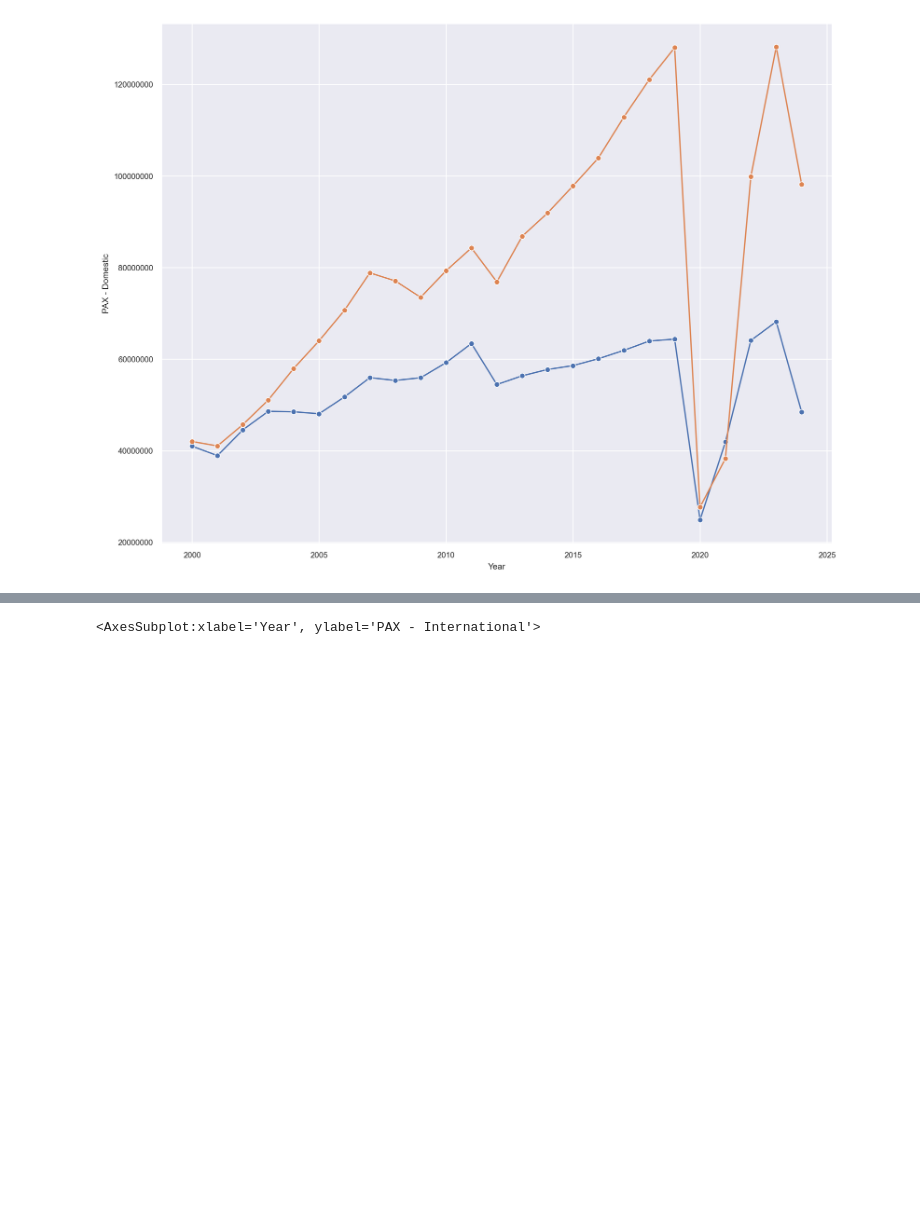
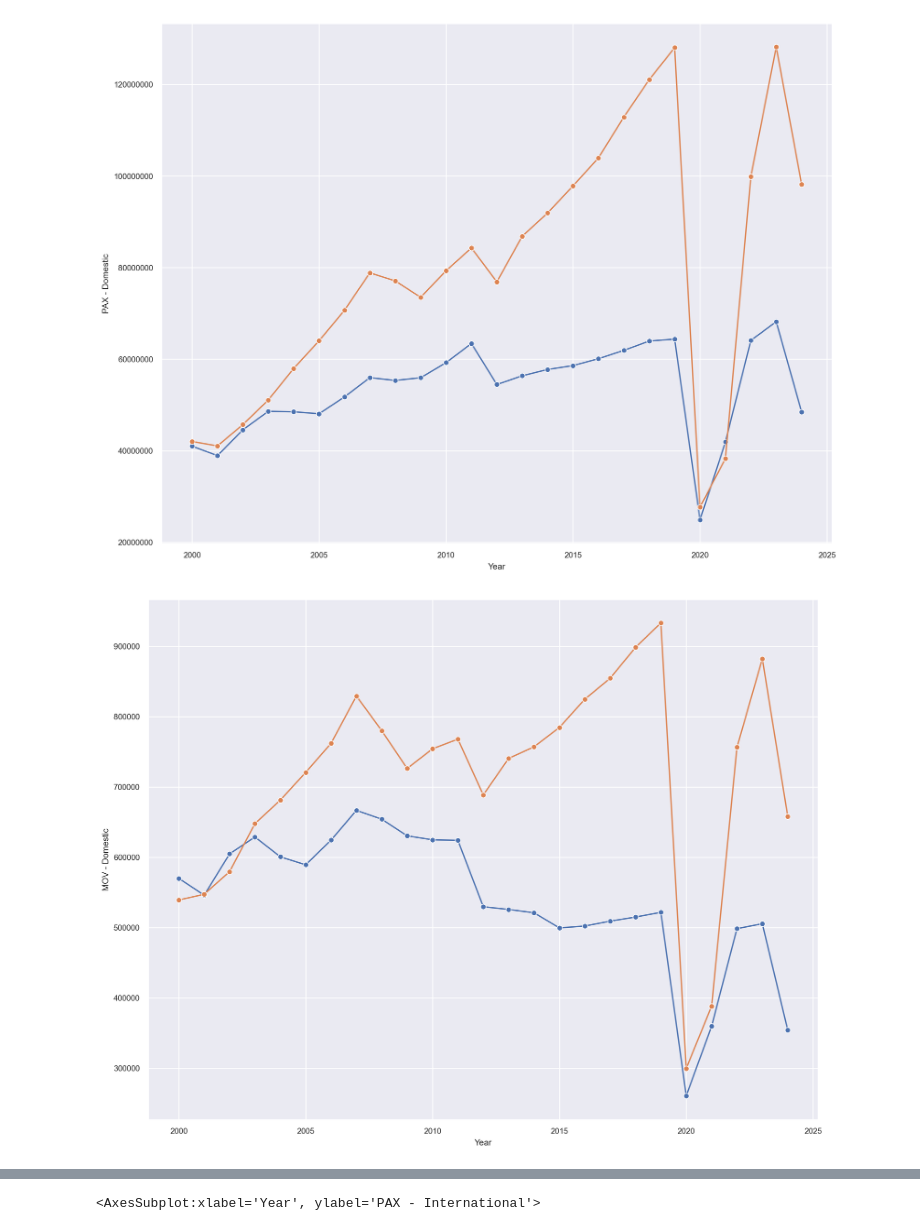
Before and after one commit to fedfioravanti/Italian_Airports, a Jupyter notebook: ItalyAirports_02_EDA.ipynb, the cells around one changed output, grey strips where cells are left out. Drawn from its saved outputs; the diff is of its cells as text; code cells hidden in the pictures; blank space fills up the shorter version.

```diff
--- a/ItalyAirports_02_EDA.ipynb
+++ b/ItalyAirports_02_EDA.ipynb
@@ -170,8 +170,18 @@ ax.set_ylabel('Frequency', fontsize=14)
 plt.show()
 # %%
 # df['Year'] = df['Date'].dt.month
+
+# define subsets for passengers
 pax_dom_year = df.groupby('Year')['PAX - Domestic'].sum().reset_index()
 pax_int_year = df.groupby('Year')['PAX - International'].sum().reset_index()
+
+# define subsets for aircraft movements
+mov_dom_year = df.groupby('Year')['MOV - Domestic'].sum().reset_index()
+mov_int_year = df.groupby('Year')['MOV - International'].sum().reset_index()
+
+# define subsets for freight
+fre_avio_year = df.groupby('Year')['FRE - Goods Avio'].sum().reset_index()
+fre_mail_year = df.groupby('Year')['FRE - Mail'].sum().reset_index()
 # %%
 # plot the passengers time series
 fig, ax = plt.subplots(figsize = (12,10))
@@ -184,3 +194,15 @@ sns.lineplot(x='Year', y='PAX - International', data=pax_int_year, marker='o')
 plt.show()
 # %% [output]
 [figure]
+# %%
+# plot the movements time series
+fig, ax = plt.subplots(figsize = (12,10))
+
+plt.xticks(rotation = 0)
+plt.ticklabel_format(style='plain', axis='y')
+sns.lineplot(x='Year', y='MOV - Domestic', data=mov_dom_year, marker='o')
+sns.lineplot(x='Year', y='MOV - International', data=mov_int_year, marker='o')
+
+plt.show()
+# %% [output]
+[figure, added]
```
Also changed, not shown: parts of 5 cells of this notebook.
